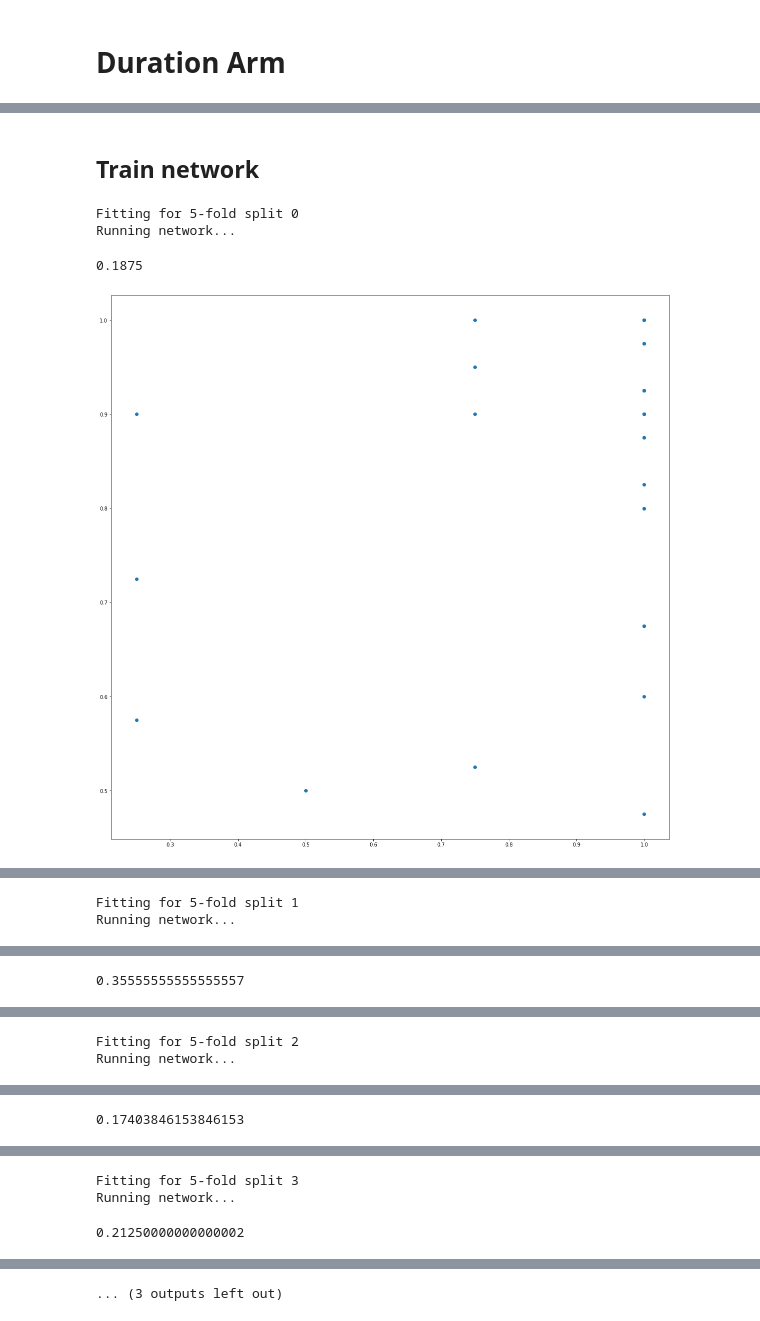
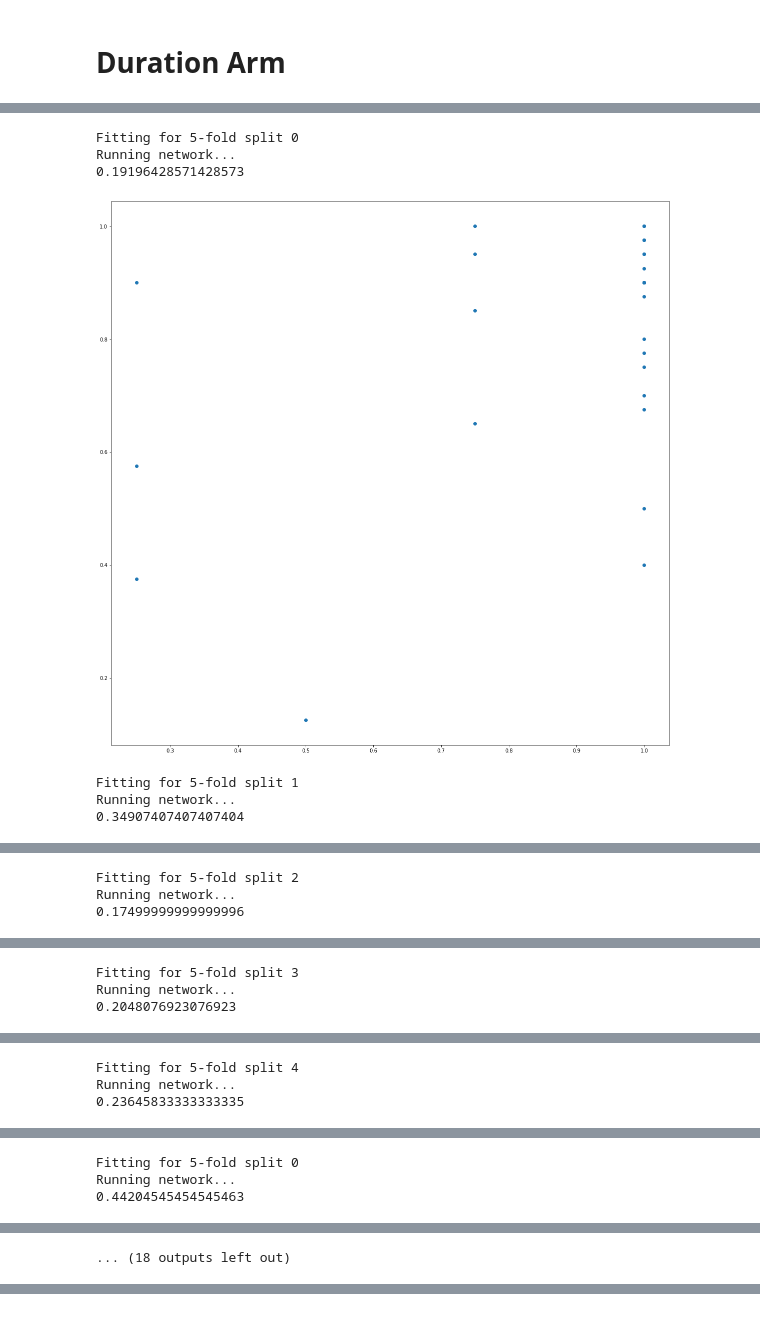
Before and after one commit to RehabAUmc/modys-video, a Jupyter notebook: notebooks/experiment-2-different-random-forrest-models.ipynb, the cells around one changed output, grey strips where cells are left out. Drawn from its saved outputs; the diff is of its cells as text; code cells hidden in the pictures.

```diff
--- a/notebooks/experiment-2-different-random-forrest-models.ipynb
+++ b/notebooks/experiment-2-different-random-forrest-models.ipynb
@@ -190,4 +191,0 @@ Running network...
-# %%
-selector = SplitScoreSelector(videos_folder=SITTING_VIDEOS_DATA_FOLDER, left_score = 'D_LAP_R_tD_pscore', right_score = 'D_RAP_R_tD_pscore', scorer_to_use=1)
-selected_data = selector.transform(scores_df)
-cross_val = cross_validation_generator(selected_data)
@@ -196,4 +191,0 @@ cross_val = cross_validation_generator(selected_data)
-# %%
-features_conf = FeatureConfiguration(dmtp_bodyparts = ['wrist', 'elbow', 'shoulder'],
-                                     dtl_bodyparts = ['wrist', 'elbow'],
-                                     angle_bodypart_triples=[('shoulder', 'elbow', 'wrist')])
@@ -204,13 +192,21 @@ Computing angle features on:  [('shoulder', 'elbow', 'wrist')]
-# %% [markdown]
-## Train network
 # %%
-for i_split, (train_scores, test_scores) in enumerate(cross_val):
-    print(f'Fitting for 5-fold split {i_split}')
-    train_generator = EngineeredFeaturesDataGenerator(train_scores, features_conf, videos_folder=SITTING_VIDEOS_DATA_FOLDER)
-    test_generator = EngineeredFeaturesDataGenerator(test_scores, features_conf, videos_folder=SITTING_VIDEOS_DATA_FOLDER)
-    run_network(train_generator, test_generator)
+for scorer in SCORERS:
+    selector = SplitScoreSelector(videos_folder=SITTING_VIDEOS_DATA_FOLDER, left_score = 'D_LAP_R_tD_pscore', right_score = 'D_RAP_R_tD_pscore', scorer_to_use=scorer)
+    selected_data = selector.transform(scores_df)
+    cross_val = cross_validation_generator(selected_data)
+
+    for i_split, (train_scores, test_scores) in enumerate(cross_val):
+        print(f'Fitting for 5-fold split {i_split}')
+        train_generator = EngineeredFeaturesDataGenerator(train_scores, features_conf, videos_folder=SITTING_VIDEOS_DATA_FOLDER)
+        test_generator = EngineeredFeaturesDataGenerator(test_scores, features_conf, videos_folder=SITTING_VIDEOS_DATA_FOLDER)
+        y, y_pred = run_network(train_generator, test_generator)
+        for y_item, y_pred_item in zip(y, y_pred):
+            results_df = results_df.append({'scorer':scorer, 'scores': "D_LAP_R_tD_pscore, D_RAP_R_tD_pscore", 'split': i_split, 'y':y_item, 'pred_y': y_pred_item}, ignore_index=True)
 # %% [output]
 Fitting for 5-fold split 0
 Running network...
+0.19196428571428573
+[figure, new version]
-0.1875
+Fitting for 5-fold split 1
+Running network...
+0.34907407407407404
-[figure, old version]
@@ -217,2 +214,3 @@ Running network...
-Fitting for 5-fold split 1
+Fitting for 5-fold split 2
 Running network...
+0.17499999999999996
@@ -219 +218,3 @@ Running network...
-0.35555555555555557
+Fitting for 5-fold split 3
+Running network...
+0.2048076923076923
@@ -221,2 +222,3 @@ Running network...
-Fitting for 5-fold split 2
+Fitting for 5-fold split 4
 Running network...
+0.23645833333333335
@@ -223 +226,3 @@ Running network...
-0.17403846153846153
+Fitting for 5-fold split 0
+Running network...
+0.44204545454545463
@@ -225,3 +230 @@ Running network...
-Fitting for 5-fold split 3
-Running network...
+... (18 outputs left out)
-0.21250000000000002
@@ -229 +230,0 @@ Running network...
-... (3 outputs left out)
```
Also changed, not shown: parts of 38 cells of this notebook.
